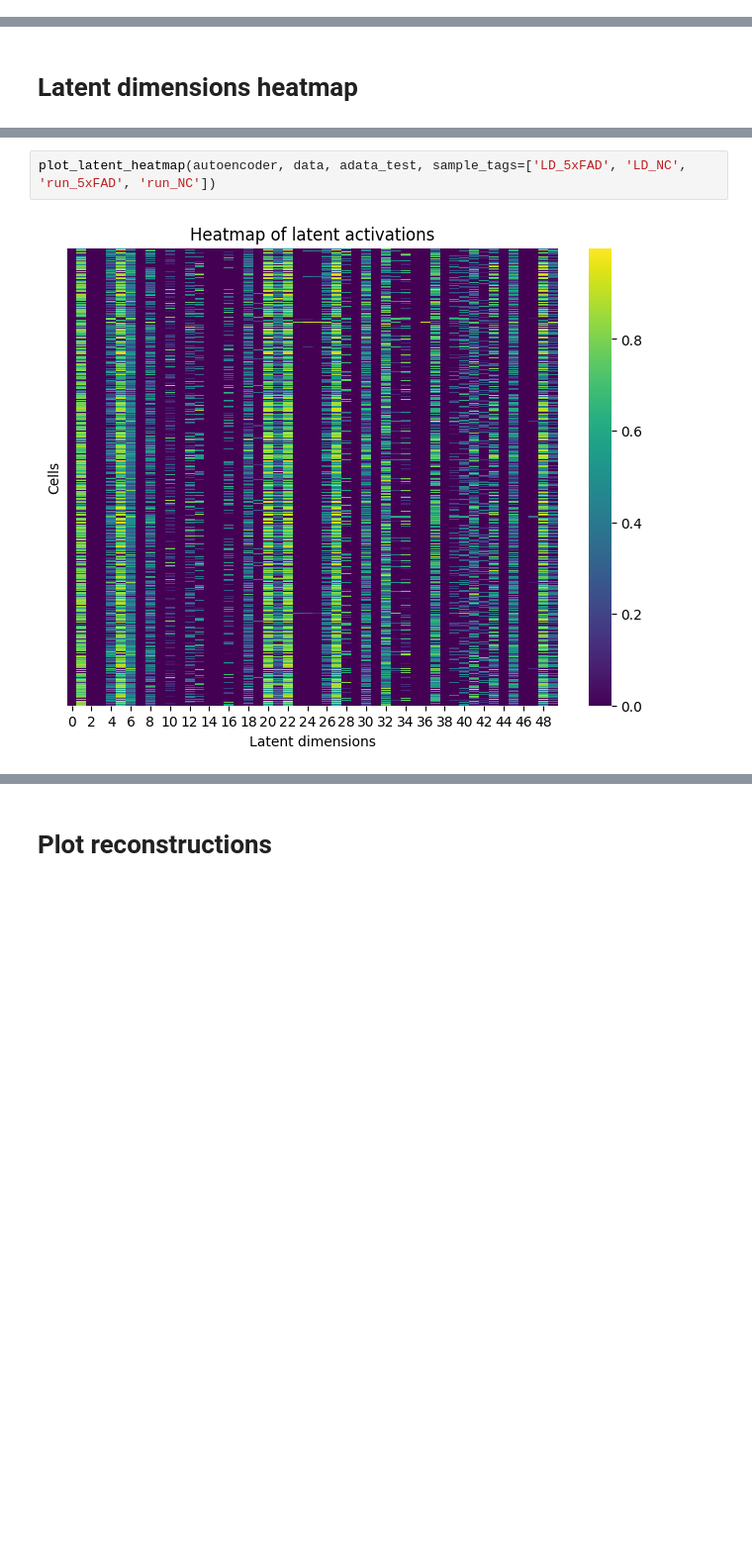
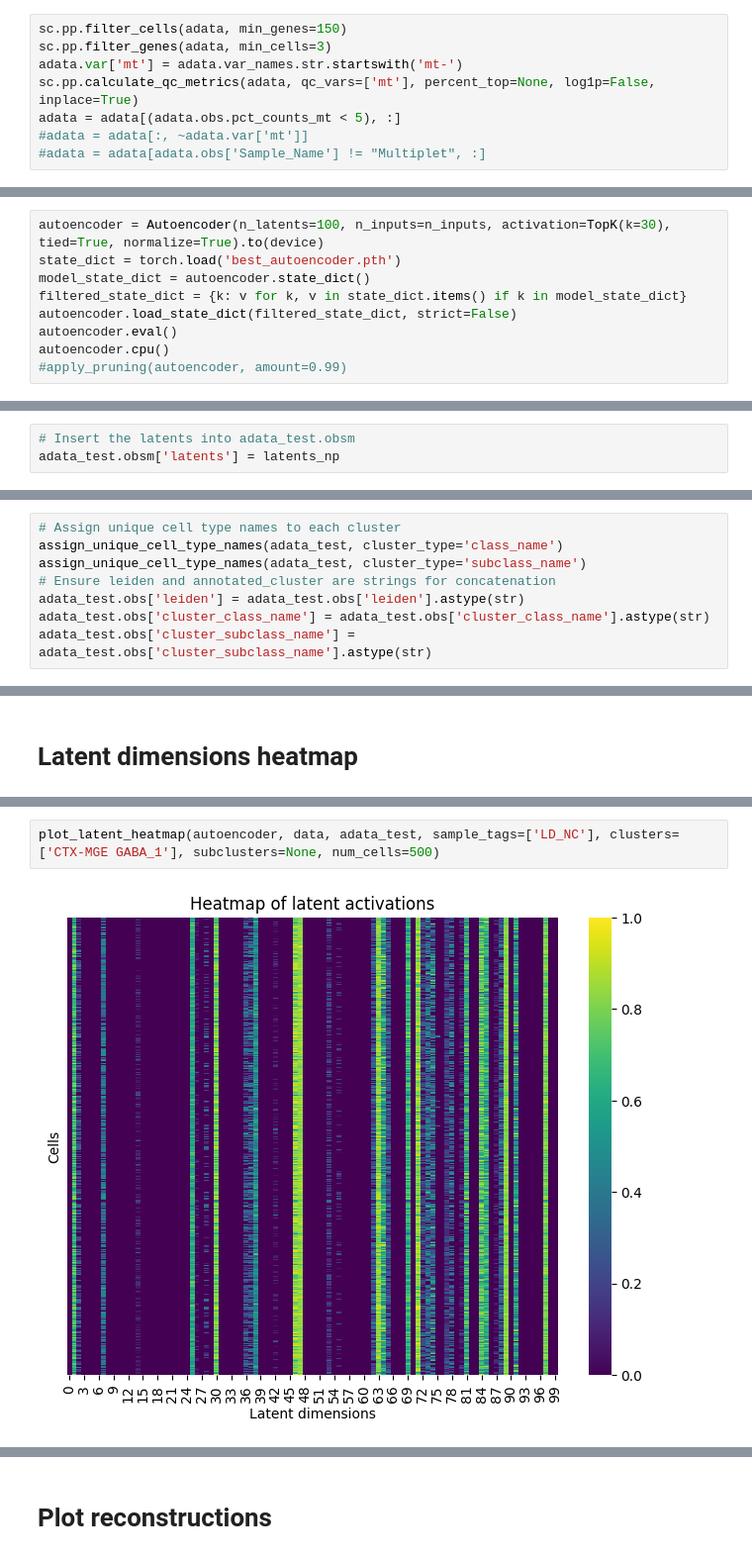
Before and after one commit to Xavier919/scRNAseq_analysis, a Jupyter notebook: sparse_autoencoder_.ipynb, the cells around one changed output, grey strips where cells are left out. Shown at 99% size. Drawn from its saved outputs; the diff is of its cells as text; blank space fills up the shorter version.

```diff
--- a/sparse_autoencoder_.ipynb
+++ b/sparse_autoencoder_.ipynb
@@ -157,0 +72,8 @@ df = df[mean_values.sort_values(ascending=False).index]
+# %%
+sc.pp.filter_cells(adata, min_genes=150)
+sc.pp.filter_genes(adata, min_cells=3)
+adata.var['mt'] = adata.var_names.str.startswith('mt-')
+sc.pp.calculate_qc_metrics(adata, qc_vars=['mt'], percent_top=None, log1p=False, inplace=True)
+adata = adata[(adata.obs.pct_counts_mt < 5), :]
+#adata = adata[:, ~adata.var['mt']]
+#adata = adata[adata.obs['Sample_Name'] != "Multiplet", :]
@@ -157,0 +137,9 @@ df = df[mean_values.sort_values(ascending=False).index]
+# %%
+autoencoder = Autoencoder(n_latents=100, n_inputs=n_inputs, activation=TopK(k=30), tied=True, normalize=True).to(device)
+state_dict = torch.load('best_autoencoder.pth')
+model_state_dict = autoencoder.state_dict()
+filtered_state_dict = {k: v for k, v in state_dict.items() if k in model_state_dict}
+autoencoder.load_state_dict(filtered_state_dict, strict=False)
+autoencoder.eval()
+autoencoder.cpu()
+#apply_pruning(autoencoder, amount=0.99)
@@ -157,0 +162,3 @@ df = df[mean_values.sort_values(ascending=False).index]
+# %%
+# Insert the latents into adata_test.obsm
+adata_test.obsm['latents'] = latents_np
@@ -157,0 +191,8 @@ df = df[mean_values.sort_values(ascending=False).index]
+# %%
+# Assign unique cell type names to each cluster
+assign_unique_cell_type_names(adata_test, cluster_type='class_name')
+assign_unique_cell_type_names(adata_test, cluster_type='subclass_name')
+# Ensure leiden and annotated_cluster are strings for concatenation
+adata_test.obs['leiden'] = adata_test.obs['leiden'].astype(str)
+adata_test.obs['cluster_class_name'] = adata_test.obs['cluster_class_name'].astype(str)
+adata_test.obs['cluster_subclass_name'] = adata_test.obs['cluster_subclass_name'].astype(str)
@@ -268,5 +286,5 @@ display_go_enrichment(neg_df_results, f'latent_dim_{dim}', namespace='BP')
 # %%
-plot_latent_heatmap(autoencoder, data, adata_test, sample_tags=['LD_5xFAD', 'LD_NC', 'run_5xFAD', 'run_NC'])
+plot_latent_heatmap(autoencoder, data, adata_test, sample_tags=['LD_NC'], clusters=['CTX-MGE GABA_1'], subclusters=None, num_cells=500)
 # %% [output]
-[figure, old version]
+[figure, new version]
 # %%
```
Also changed, not shown: parts of 67 cells of this notebook, 1 other file.
